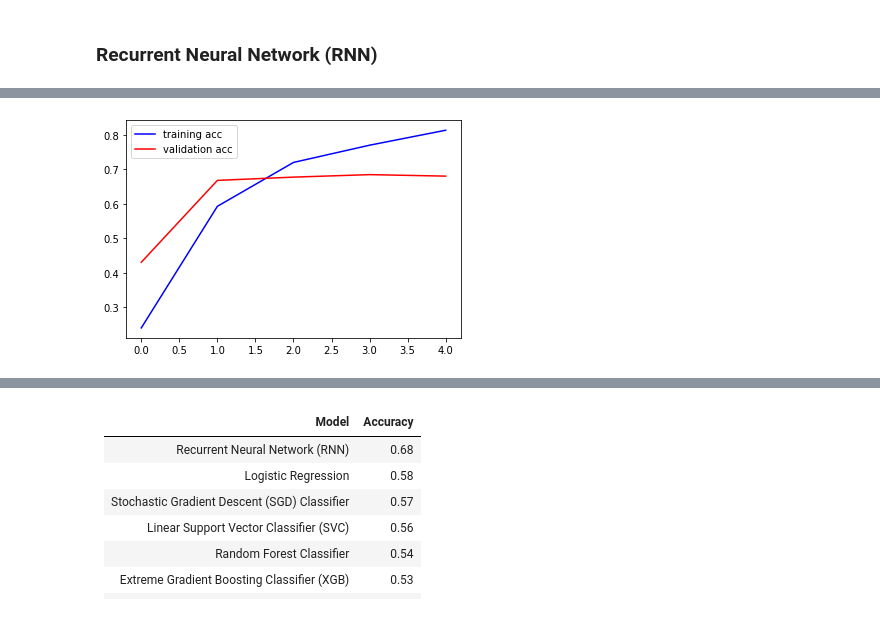
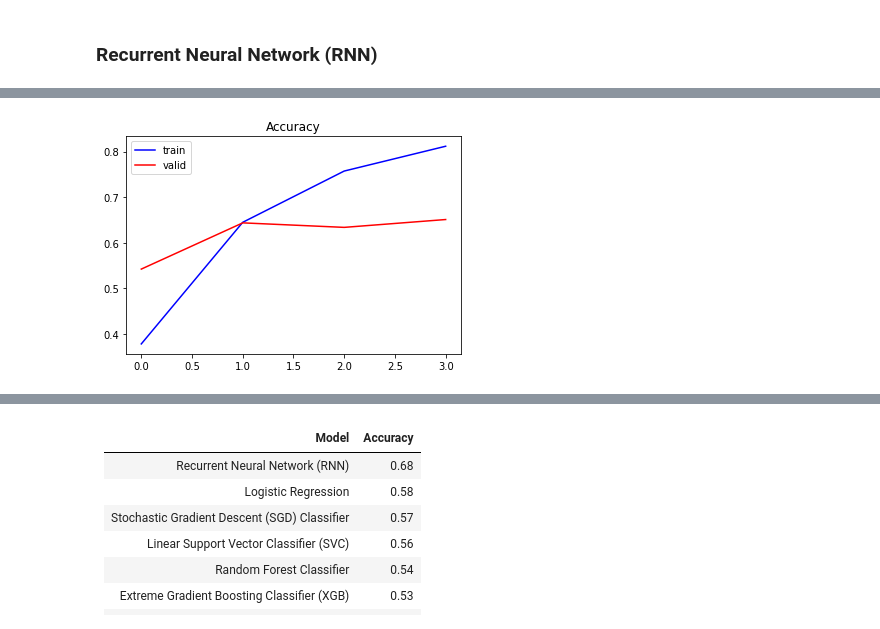
Before and after one commit to steliossid/covid19-classification, a Jupyter notebook: code.ipynb, the cells around one changed output, grey strips where cells are left out. Saved outputs shown, nothing was run; the diff lists cells and outputs as text; code cells hidden in the pictures.

```diff
--- a/code.ipynb
+++ b/code.ipynb
@@ -126,9 +119,15 @@ Name: Sentiment, dtype: int64
 nlp = spacy.load('en_core_web_sm', disable=['parser', 'tagger', 'ner'])
 
 def preprocess(text):
-    doc = nlp(text)
-    words_to_remove = ["coronavirus", "coronaviru", "covid19", "covid-19", "covid", "amp"]
-    return [token.lemma_.lower() for token in doc if not token.is_stop and token.lemma_.isalpha() and len(token)>2 and token.lemma_.lower().lower() not in words_to_remove]
+  # lowercase all words
+  # discard stopwords
+  # discard non-alphabetic characters
+  # discard tokens with less than 3 characters
+  # discard words in words2remove
+  # return word lemma
+  doc = nlp(text)
+  words2remove = ["coronavirus", "coronaviru", "covid19", "covid-19", "covid", "amp"]
+  return [token.lemma_.lower() for token in doc if not token.is_stop and token.lemma_.isalpha() and len(token)>2 and token.lemma_.lower() not in words2remove]
 # %%
 data_balanced["ProcessedTweet"] = data_balanced["OriginalTweet"].apply(lambda x: ' '.join(preprocess(x)))
 data_balanced.head()
@@ -722,9 +675,0 @@ None
-# %%
-l = {"Neutral":0, "Positive":1, "Negative":2, "Extremely Positive":3, "Extremely Negative":4}
-y_train.replace(l, inplace=True)
-y_test.replace(l, inplace=True)
-
-num_epochs = 5
-
-model.compile(loss=SparseCategoricalCrossentropy(), optimizer="adam", metrics=['accuracy'])
-history = model.fit(X_train, y_train, epochs=num_epochs, validation_data=(X_test, y_test))
@@ -741,0 +745,4 @@ Epoch 5/5
+# %%
+epochs = 4
+batch_size = 64
+history = model.fit(X_train, y_train, epochs=epochs, batch_size=batch_size, validation_split=0.12)
@@ -742,12 +758,13 @@ Epoch 5/5
 # %%
-acc = history.history['accuracy']
-val_acc = history.history['val_accuracy']
+accuracy = history.history['accuracy']
+valid_accuracy = history.history['val_accuracy']
 
-epochs = range(len(acc))
+epochs_range = range(epochs)
 
-plt.plot(epochs, acc,'b',label='training acc')
-plt.plot(epochs, val_acc, 'r', label='validation acc')
+plt.plot(epochs_range, accuracy,'blue', label='train')
+plt.plot(epochs_range, valid_accuracy, 'red', label='valid')
+plt.title("Accuracy")
 plt.legend()
 plt.show()
 # %% [output]
-[figure, old version]
+[figure, new version]
```
Also changed, not shown: parts of 48 cells of this notebook.
